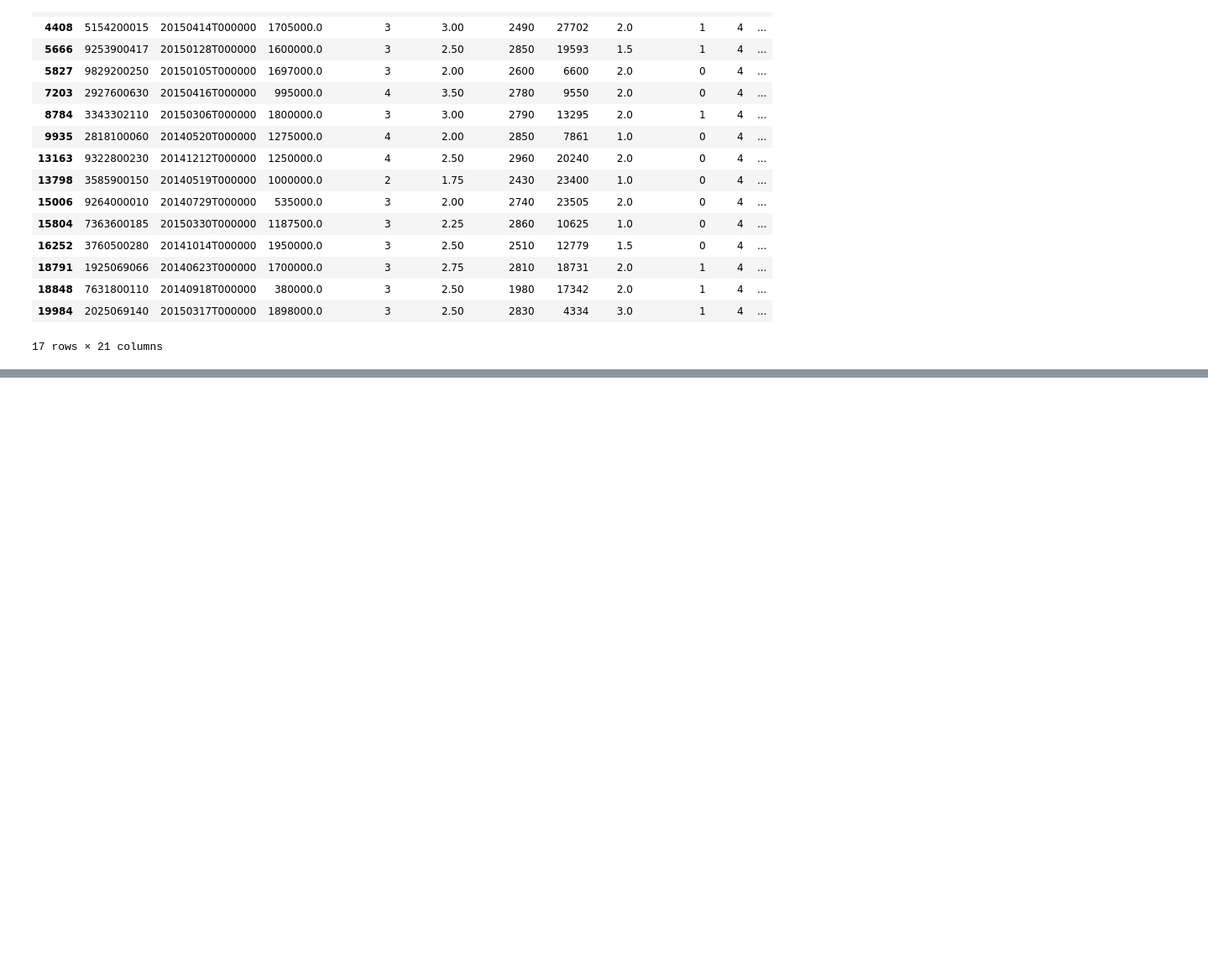
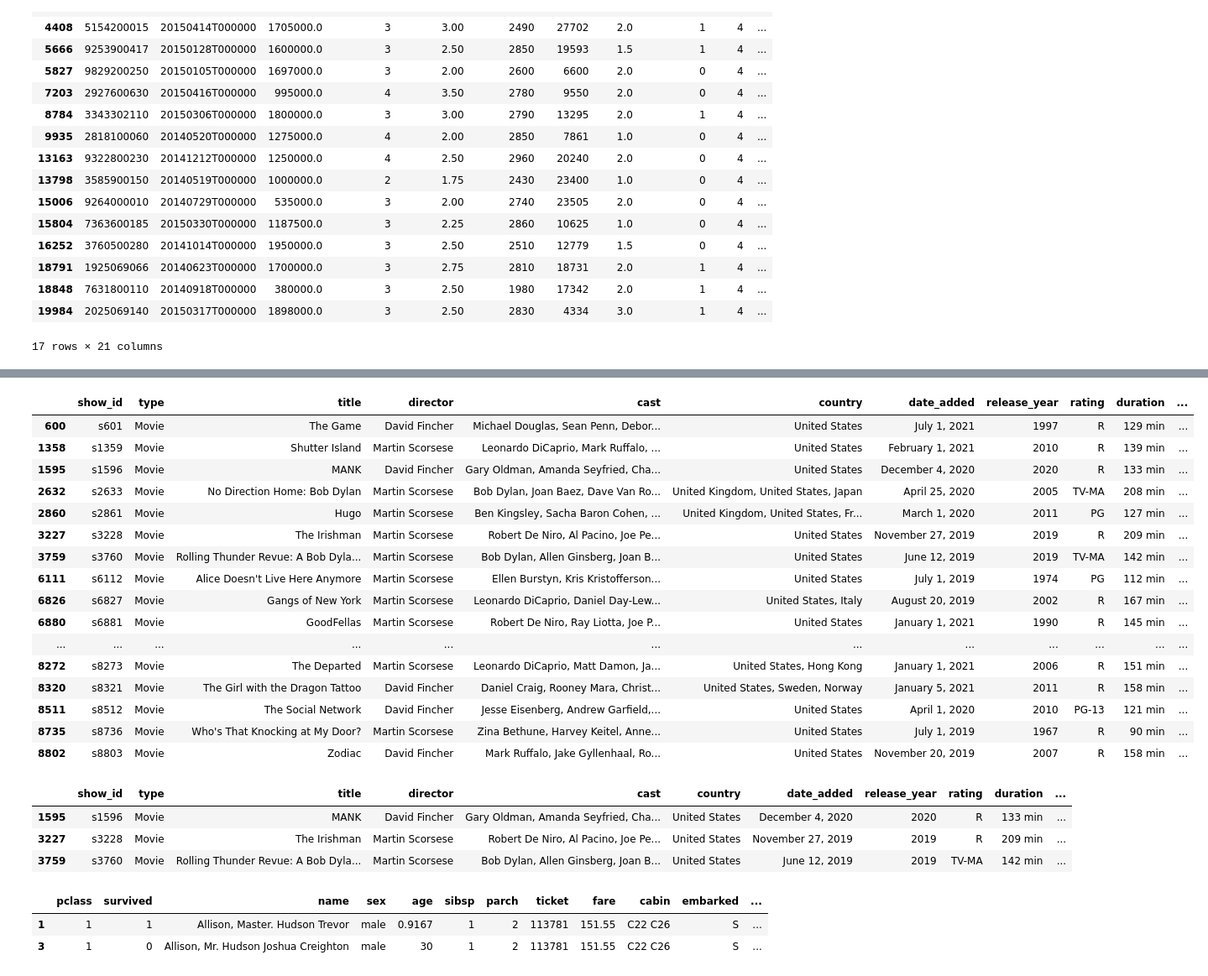
Before and after one commit to farhanaqaei/DataAnalysis, a Jupyter notebook: 6_Filtering/LearningBook.ipynb, the cells around one changed output, grey strips where cells are left out. Shown: that part at 84% size. Drawn from its saved outputs; the diff is of its cells as text; code cells hidden in the pictures; blank space fills up the shorter version.

```diff
--- a/6_Filtering/LearningBook.ipynb
+++ b/6_Filtering/LearningBook.ipynb
@@ -288,0 +307,41 @@ houses[high_quality & good_view & smaller]
+# %%
+netflix[netflix["director"] == "David Fincher"]
+netflix[netflix["director"] == "Martin Scorsese"]
+netflix[(netflix["director"] == "David Fincher") | (netflix["director"] == "Martin Scorsese")]
+netflix[netflix.director.isin(["Martin Scorsese", "David Fincher"])]
+# %% [output]
+|  | show_id | type | title | director | cast | country | date_added | release_year | rating | duration | ... |
+| 600 | s601 | Movie | The Game | David Fincher | Michael Douglas, Sean Penn, Debor... | United States | July 1, 2021 | 1997 | R | 129 min | ... |
+| 1358 | s1359 | Movie | Shutter Island | Martin Scorsese | Leonardo DiCaprio, Mark Ruffalo, ... | United States | February 1, 2021 | 2010 | R | 139 min | ... |
+| 1595 | s1596 | Movie | MANK | David Fincher | Gary Oldman, Amanda Seyfried, Cha... | United States | December 4, 2020 | 2020 | R | 133 min | ... |
+| 2632 | s2633 | Movie | No Direction Home: Bob Dylan | Martin Scorsese | Bob Dylan, Joan Baez, Dave Van Ro... | United Kingdom, United States, Japan | April 25, 2020 | 2005 | TV-MA | 208 min | ... |
+| 2860 | s2861 | Movie | Hugo | Martin Scorsese | Ben Kingsley, Sacha Baron Cohen, ... | United Kingdom, United States, Fr... | March 1, 2020 | 2011 | PG | 127 min | ... |
+| 3227 | s3228 | Movie | The Irishman | Martin Scorsese | Robert De Niro, Al Pacino, Joe Pe... | United States | November 27, 2019 | 2019 | R | 209 min | ... |
+| 3759 | s3760 | Movie | Rolling Thunder Revue: A Bob Dyla... | Martin Scorsese | Bob Dylan, Allen Ginsberg, Joan B... | United States | June 12, 2019 | 2019 | TV-MA | 142 min | ... |
+| 6111 | s6112 | Movie | Alice Doesn't Live Here Anymore | Martin Scorsese | Ellen Burstyn, Kris Kristofferson... | United States | July 1, 2019 | 1974 | PG | 112 min | ... |
+| 6826 | s6827 | Movie | Gangs of New York | Martin Scorsese | Leonardo DiCaprio, Daniel Day-Lew... | United States, Italy | August 20, 2019 | 2002 | R | 167 min | ... |
+| 6880 | s6881 | Movie | GoodFellas | Martin Scorsese | Robert De Niro, Ray Liotta, Joe P... | United States | January 1, 2021 | 1990 | R | 145 min | ... |
+| ... | ... | ... | ... | ... | ... | ... | ... | ... | ... | ... | ... |
+| 8272 | s8273 | Movie | The Departed | Martin Scorsese | Leonardo DiCaprio, Matt Damon, Ja... | United States, Hong Kong | January 1, 2021 | 2006 | R | 151 min | ... |
+| 8320 | s8321 | Movie | The Girl with the Dragon Tattoo | David Fincher | Daniel Craig, Rooney Mara, Christ... | United States, Sweden, Norway | January 5, 2021 | 2011 | R | 158 min | ... |
+| 8511 | s8512 | Movie | The Social Network | David Fincher | Jesse Eisenberg, Andrew Garfield,... | United States | April 1, 2020 | 2010 | PG-13 | 121 min | ... |
+| 8735 | s8736 | Movie | Who's That Knocking at My Door? | Martin Scorsese | Zina Bethune, Harvey Keitel, Anne... | United States | July 1, 2019 | 1967 | R | 90 min | ... |
+| 8802 | s8803 | Movie | Zodiac | David Fincher | Mark Ruffalo, Jake Gyllenhaal, Ro... | United States | November 20, 2019 | 2007 | R | 158 min | ... |
+# %%
+fincher = netflix["director"] == "David Fincher"
+scorsese = netflix["director"] == "Martin Scorsese"
+recent = netflix["release_year"] > 2015
+netflix[(fincher | scorsese) & recent]
+# %% [output]
+|  | show_id | type | title | director | cast | country | date_added | release_year | rating | duration | ... |
+| 1595 | s1596 | Movie | MANK | David Fincher | Gary Oldman, Amanda Seyfried, Cha... | United States | December 4, 2020 | 2020 | R | 133 min | ... |
+| 3227 | s3228 | Movie | The Irishman | Martin Scorsese | Robert De Niro, Al Pacino, Joe Pe... | United States | November 27, 2019 | 2019 | R | 209 min | ... |
+| 3759 | s3760 | Movie | Rolling Thunder Revue: A Bob Dyla... | Martin Scorsese | Bob Dylan, Allen Ginsberg, Joan B... | United States | June 12, 2019 | 2019 | TV-MA | 142 min | ... |
+# %%
+df = titanic.head()
+women = df.sex == "female"
+df[~women]
+# %% [output]
+|  | pclass | survived | name | sex | age | sibsp | parch | ticket | fare | cabin | embarked | ... |
+| 1 | 1 | 1 | Allison, Master. Hudson Trevor | male | 0.9167 | 1 | 2 | 113781 | 151.55 | C22 C26 | S | ... |
+| 3 | 1 | 0 | Allison, Mr. Hudson Joshua Creighton | male | 30 | 1 | 2 | 113781 | 151.55 | C22 C26 | S | ... |
```
Also changed, not shown: parts of 11 cells of this notebook.
